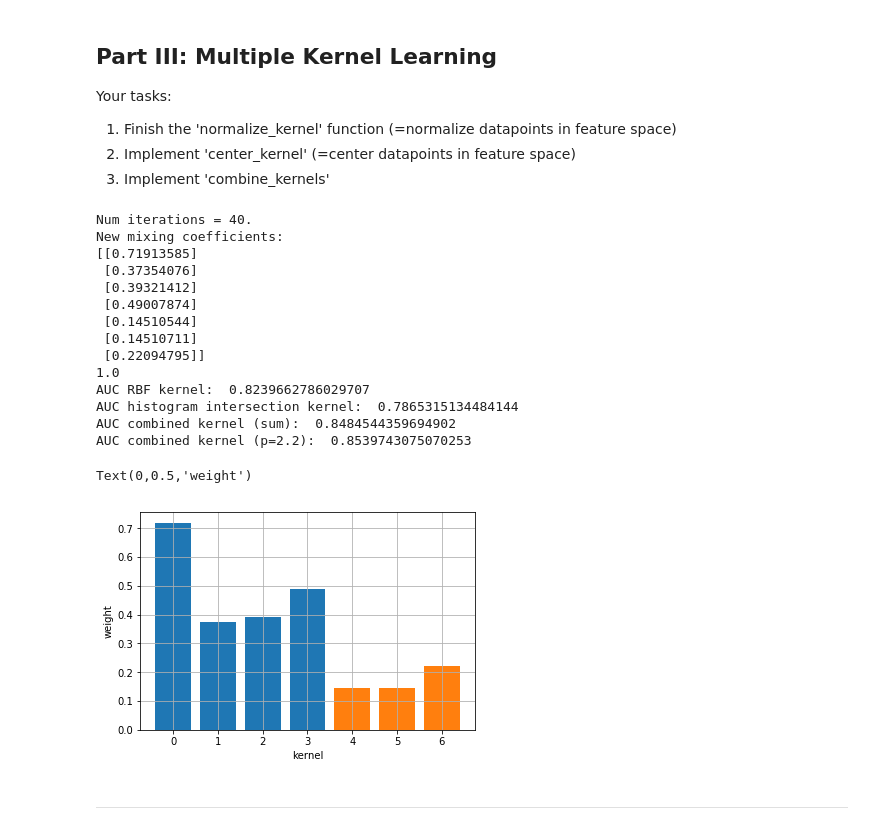
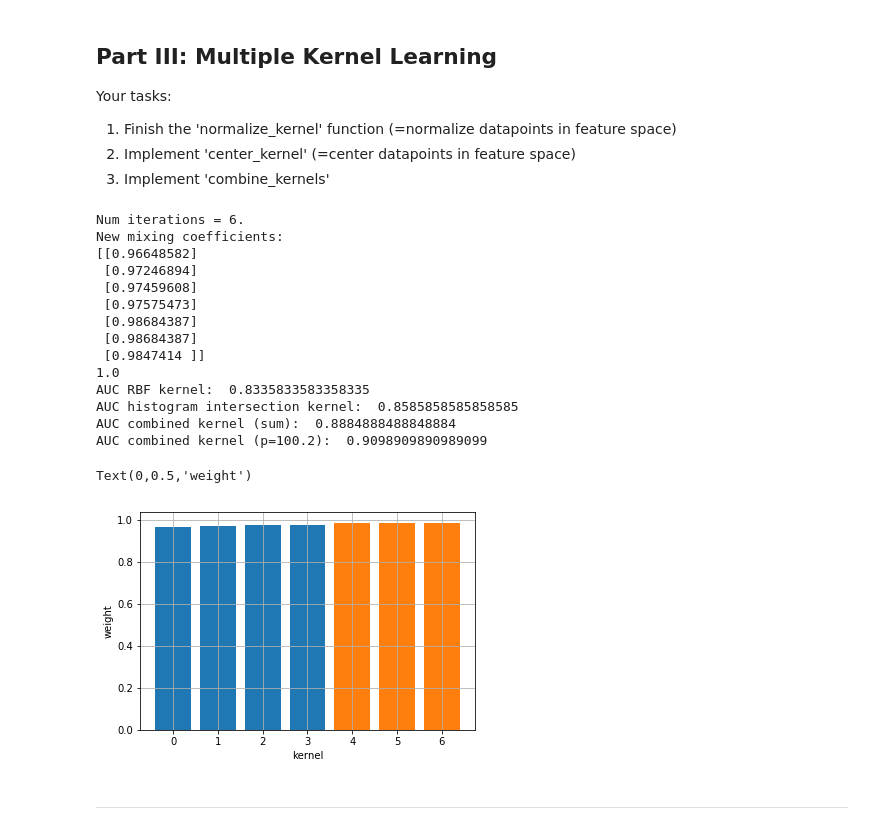
Before and after one commit to nicococo/tilitools, a Jupyter notebook: lectures/kernel_methods_solution.ipynb, the cells around one changed output. Cells and saved outputs as stored; diff of their text form; code cells hidden in the pictures.

```diff
--- a/lectures/kernel_methods_solution.ipynb
+++ b/lectures/kernel_methods_solution.ipynb
@@ -114,7 +114,7 @@ def calc_rbf_kernel(X, Y=None, param=1.):
     Yn = Y.shape[0]
     Dx = (np.ones((Yn, 1)) * np.diag(X.dot(X.T)).reshape(1, Xn)).T
     Dy = (np.ones((Xn, 1)) * np.diag(Y.dot(Y.T)).reshape(1, Yn))
-    kernel = Dx - 2.* np.array(X.dot(Y.T)) + Dy
+    kernel = Dx - 2.* X.dot(Y.T) + Dy
     kernel = np.exp(-kernel / param)
     return kernel
 # %%
@@ -361,22 +372,26 @@ def combine_kernels(kernels, mix):
 # %%
 def fit_mkl(kernels, lbls, pnorm=2., precision=1e-9, max_iter=100):
     iter = 0
+    lbls = lbls[:, np.newaxis]
     dm = np.ones(len(kernels), dtype=np.float) / len(kernels)
     lastsol = np.zeros(len(kernels))
     while np.max(np.abs(lastsol-dm)) > precision and iter < max_iter:
         # train svm
         combined_kernel = combine_kernels(kernels, dm)
         classifier = svm.SVC(kernel='precomputed')
-        classifier.fit(combined_kernel, lbls)
+        classifier.fit(combined_kernel, lbls.ravel())
 
         # calculate new kernel mixing coefficients
         lastsol = dm.copy()
-        alphas = np.abs(classifier.dual_coef_)
+        sol = np.abs(classifier.dual_coef_)
+
+        alphas = np.zeros((1, lbls.size))
+        alphas[0, classifier.support_] = sol
 
         norm_w_sq_m = np.zeros((len(kernels), 1))
-        res = lbls.dot(lbls.T)*alphas.dot(alphas.T)
+        res = lbls.dot(lbls.T)*alphas.T.dot(alphas)
         for l in range(len(kernels)):
-            norm_w_sq_m[l] = np.sum(dm[l]*dm[l]*res*kernels[l])
+            norm_w_sq_m[l] = dm[l]*dm[l]*np.sum(res*kernels[l])
 
         sum_norm_w = np.sum(np.power(norm_w_sq_m, pnorm/(pnorm+1.0)))
         sum_norm_w = np.power(sum_norm_w, 1.0/pnorm)
@@ -392,7 +407,7 @@ def fit_mkl(kernels, lbls, pnorm=2., precision=1e-9, max_iter=100):
     print(dm_norm)
     return dm
 # %%
-P_NORM = 2.2
+P_NORM = 100.2
 MKL_BINS = [2, 5, 10, 200]
 MKL_RBF = [0.001, 1.0, train[0].size]
 
@@ -422,46 +437,46 @@ classifier.fit(combined_kernel, lbl[train_inds])
 combined_kernel = combine_kernels(test_kernels, mix)
 pred = classifier.decision_function(combined_kernel.T)
 fpr, tpr, thresholds = metrics.roc_curve(lbl[test_inds], pred, pos_label=1)
 auc_mkl_kernel = metrics.auc(fpr, tpr)
 
 # 2. use sum kernel (=inf norm)
 mix_uniform = np.ones(len(train_kernels), dtype=np.float) / len(combined_kernel)
 combined_kernel = combine_kernels(train_kernels, mix_uniform)
 classifier = svm.SVC(kernel='precomputed')
 classifier.fit(combined_kernel, lbl[train_inds])
 combined_kernel = combine_kernels(test_kernels, mix_uniform)
 pred = classifier.decision_function(combined_kernel.T)
 fpr, tpr, thresholds = metrics.roc_curve(lbl[test_inds], pred, pos_label=1)
 auc_sum_kernel = metrics.auc(fpr, tpr)
 
 print('AUC RBF kernel: ', auc_rbf_kernel)
 print('AUC histogram intersection kernel: ', auc_hist_kernel)
 print('AUC combined kernel (sum): ', auc_sum_kernel)
 print('AUC combined kernel (p={0}): '.format(P_NORM), auc_mkl_kernel)
 
 plt.bar(np.arange(mix.size)[:len(MKL_BINS)], mix[:len(MKL_BINS), 0])
 plt.bar(np.arange(mix.size)[len(MKL_BINS):], mix[len(MKL_BINS):, 0])
 plt.xticks(np.arange(mix.size))
 plt.grid(True)
 plt.xlabel('kernel')
 plt.ylabel('weight')
 # %% [output]
-Num iterations = 40.
+Num iterations = 6.
 New mixing coefficients:
-[[0.71913585]
- [0.37354076]
- [0.39321412]
- [0.49007874]
- [0.14510544]
- [0.14510711]
- [0.22094795]]
+[[0.96648582]
+ [0.97246894]
+ [0.97459608]
+ [0.97575473]
+ [0.98684387]
+ [0.98684387]
+ [0.9847414 ]]
 1.0
-AUC RBF kernel:  0.8239662786029707
-AUC histogram intersection kernel:  0.7865315134484144
-AUC combined kernel (sum):  0.8484544359694902
-AUC combined kernel (p=2.2):  0.8539743075070253
+AUC RBF kernel:  0.8335833583358335
+AUC histogram intersection kernel:  0.8585858585858585
+AUC combined kernel (sum):  0.8884888488848884
+AUC combined kernel (p=100.2):  0.9098909890989099
 Text(0,0.5,'weight')
-[figure, old version]
+[figure, new version]
 # %% [markdown]
 ***
 # %% [markdown]
```
Also changed, not shown: parts of 5 cells of this notebook, 40 other files.
